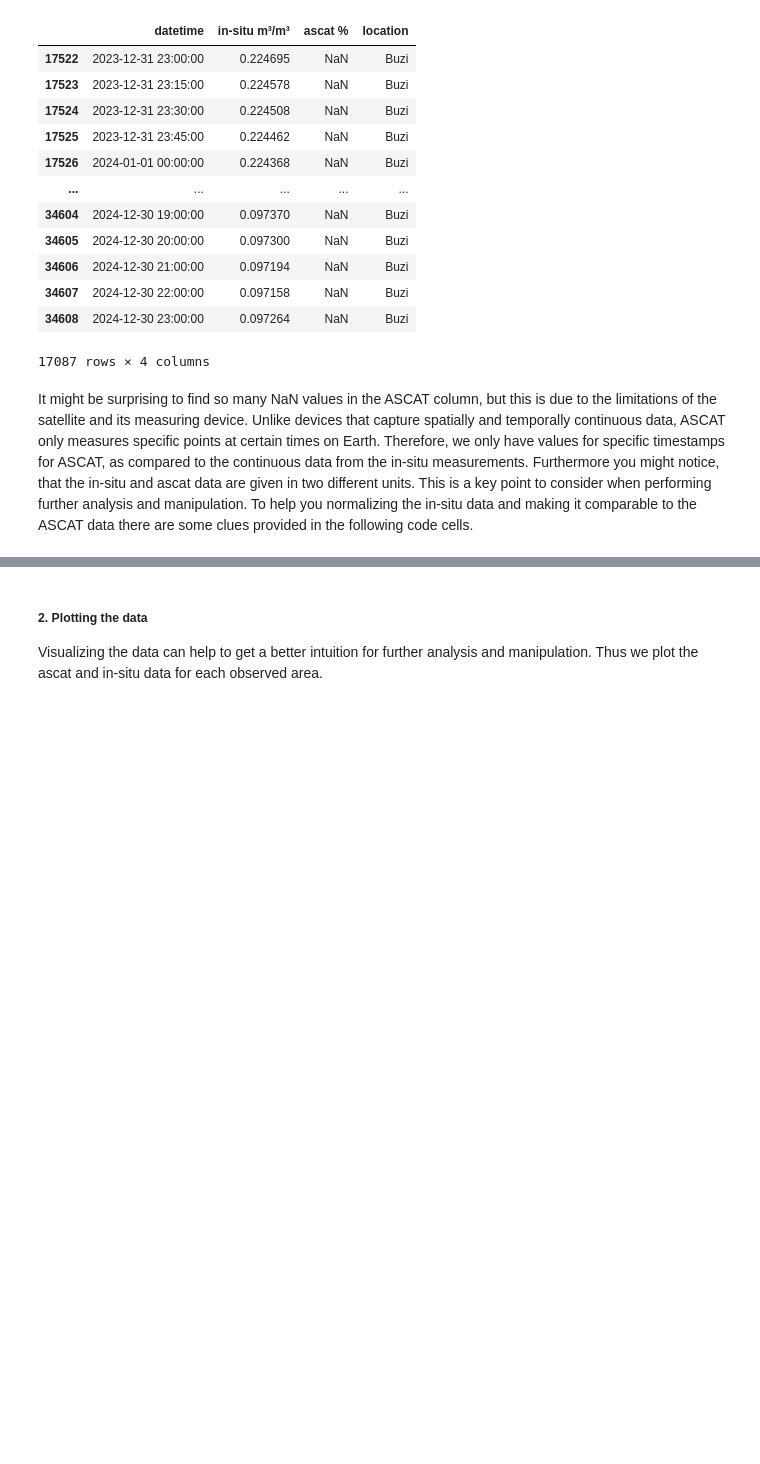
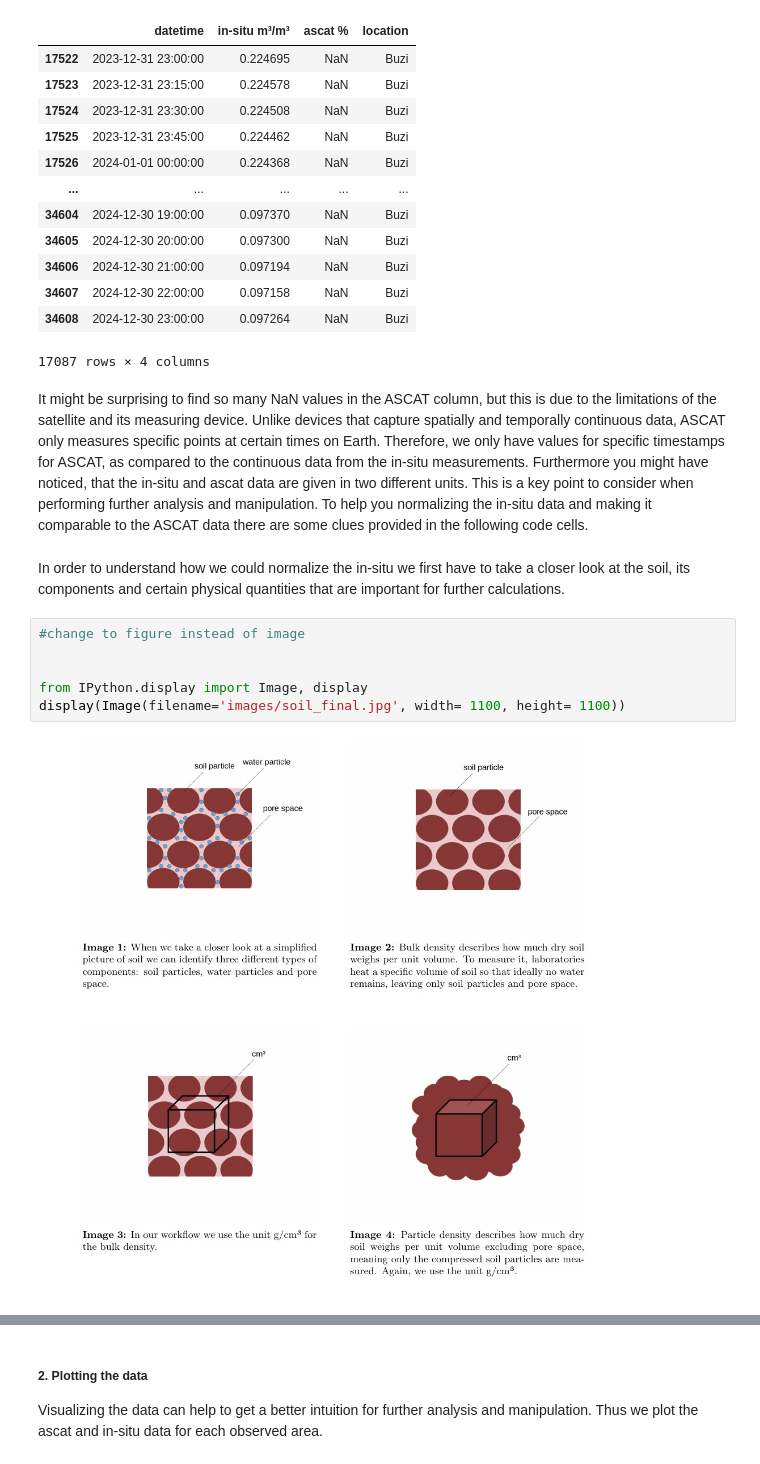
Before and after one commit to TUW-GEO/environmental-remote-sensing, a Jupyter notebook: drysat/drysat_teach.ipynb, the cells around one changed output, grey strips where cells are left out. Saved outputs shown, nothing was run; the diff lists cells and outputs as text; blank space fills up the shorter version.

```diff
--- a/drysat/drysat_teach.ipynb
+++ b/drysat/drysat_teach.ipynb
@@ -154,4 +154,14 @@ obs_data[obs_data["location"] == "Buzi"]
 | 34608 | 2024-12-30 23:00:00 | 0.097264 | NaN | Buzi |
 17087 rows × 4 columns
 # %% [markdown]
-It might be surprising to find so many NaN values in the ASCAT column, but this is due to the limitations of the satellite and its measuring device. Unlike devices that capture spatially and temporally continuous data, ASCAT only measures specific points at certain times on Earth. Therefore, we only have values for specific timestamps for ASCAT, as compared to the continuous data from the in-situ measurements. Furthermore you might notice, that the in-situ and ascat data are given in two different units. This is a key point to consider when performing further analysis and manipulation. To help you normalizing the in-situ data and making it comparable to the ASCAT data there are some clues provided in the following code cells.
+It might be surprising to find so many NaN values in the ASCAT column, but this is due to the limitations of the satellite and its measuring device. Unlike devices that capture spatially and temporally continuous data, ASCAT only measures specific points at certain times on Earth. Therefore, we only have values for specific timestamps for ASCAT, as compared to the continuous data from the in-situ measurements. Furthermore you might have noticed, that the in-situ and ascat data are given in two different units. This is a key point to consider when performing further analysis and manipulation. To help you normalizing the in-situ data and making it comparable to the ASCAT data there are some clues provided in the following code cells.
+# %% [markdown]
+In order to understand how we could normalize the in-situ we first have to take a closer look at the soil, its components and certain physical quantities that are important for further calculations.
+# %%
+#change to figure instead of image
+
+
+from IPython.display import Image, display
+display(Image(filename='images/soil_final.jpg', width= 1100, height= 1100))
+# %% [output]
+[figure, added]
```
Also changed, not shown: parts of 4 cells of this notebook, 5 other files.
